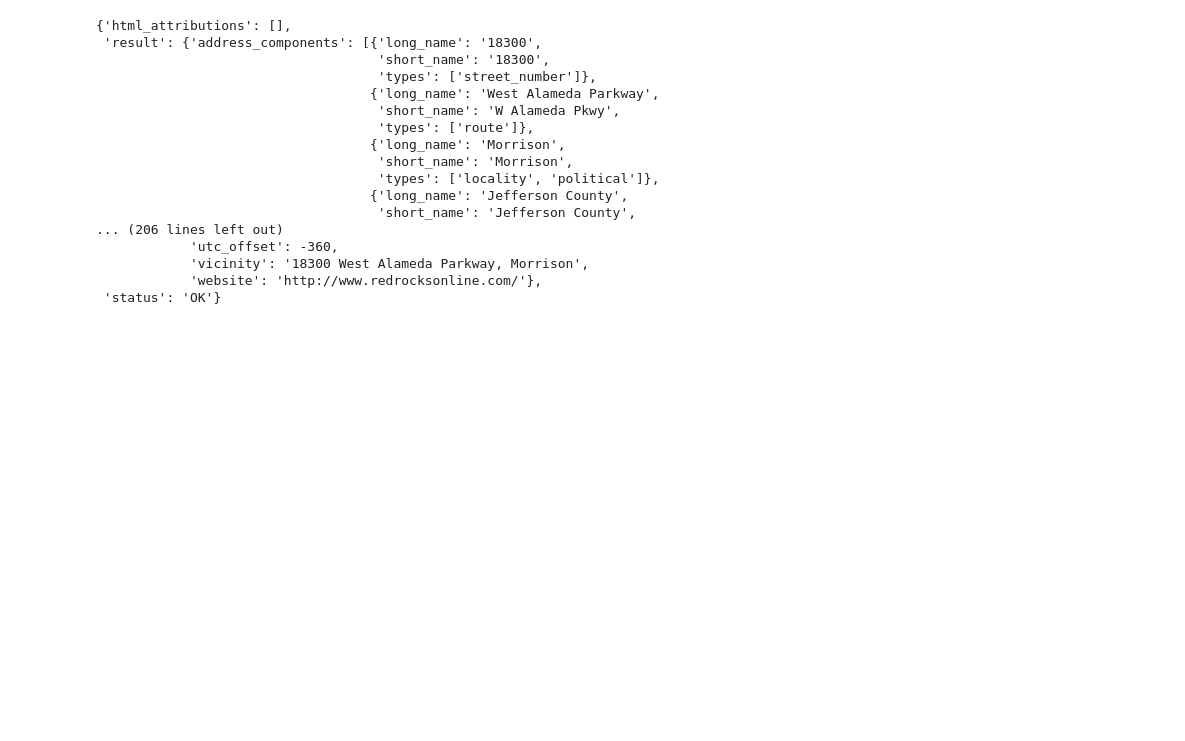
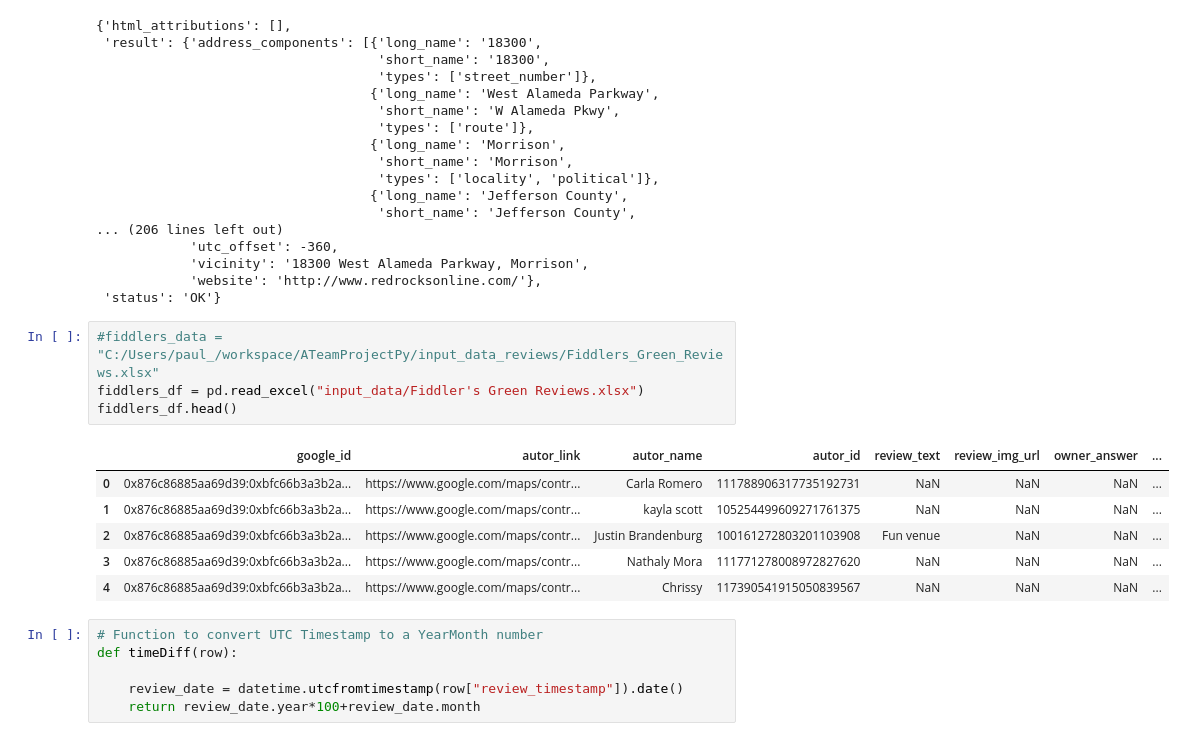
Before and after one commit to mattyk33/A-team, a Jupyter notebook: ATeamProjectPy.ipynb, the cells around one changed output. Saved outputs shown, nothing was run; the diff lists cells and outputs as text; blank space fills up the shorter version.

```diff
--- a/ATeamProjectPy.ipynb
+++ b/ATeamProjectPy.ipynb
@@ -114,3 +133,20 @@ pprint(redrocks_data)
             'vicinity': '18300 West Alameda Parkway, Morrison',
             'website': 'http://www.redrocksonline.com/'},
  'status': 'OK'}
+# %%
+#fiddlers_data = "C:/Users/paul_/workspace/ATeamProjectPy/input_data_reviews/Fiddlers_Green_Reviews.xlsx"
+fiddlers_df = pd.read_excel("input_data/Fiddler's Green Reviews.xlsx")
+fiddlers_df.head()
+# %% [output]
+|  | google_id | autor_link | autor_name | autor_id | review_text | review_img_url | owner_answer | ... |
+| 0 | 0x876c86885aa69d39:0xbfc66b3a3b2a... | https://www.google.com/maps/contr... | Carla Romero | 111788906317735192731 | NaN | NaN | NaN | ... |
+| 1 | 0x876c86885aa69d39:0xbfc66b3a3b2a... | https://www.google.com/maps/contr... | kayla scott | 105254499609271761375 | NaN | NaN | NaN | ... |
+| 2 | 0x876c86885aa69d39:0xbfc66b3a3b2a... | https://www.google.com/maps/contr... | Justin Brandenburg | 100161272803201103908 | Fun venue | NaN | NaN | ... |
+| 3 | 0x876c86885aa69d39:0xbfc66b3a3b2a... | https://www.google.com/maps/contr... | Nathaly Mora | 111771278008972827620 | NaN | NaN | NaN | ... |
+| 4 | 0x876c86885aa69d39:0xbfc66b3a3b2a... | https://www.google.com/maps/contr... | Chrissy | 117390541915050839567 | NaN | NaN | NaN | ... |
+# %%
+# Function to convert UTC Timestamp to a YearMonth number
+def timeDiff(row):
+
+    review_date = datetime.utcfromtimestamp(row["review_timestamp"]).date()
+    return review_date.year*100+review_date.month
```
Also changed, not shown: parts of 17 cells of this notebook, 3 other files.
